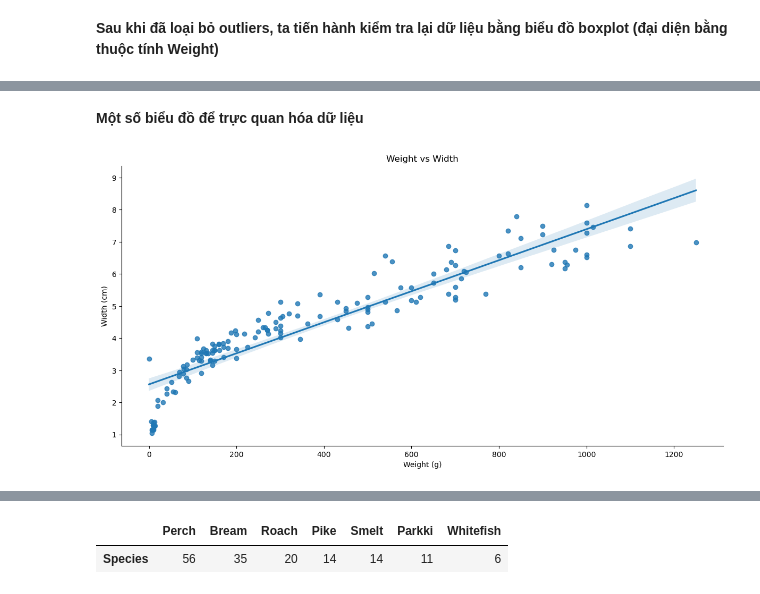
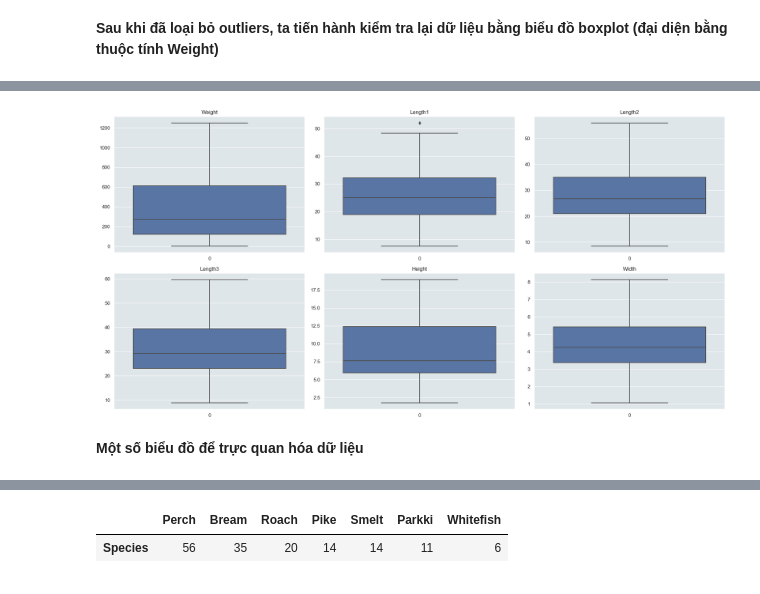
Before and after one commit to VoDuyLongNN/datamining, a Jupyter notebook: BaoCao/baocao.ipynb, the cells around one changed output, grey strips where cells are left out. Drawn from its saved outputs; the diff is of its cells as text; code cells hidden in the pictures.

```diff
--- a/BaoCao/baocao.ipynb
+++ b/BaoCao/baocao.ipynb
@@ -168,0 +164,3 @@ plt.show()
+# %%
+data_draw_boxplot = data1.drop(columns='Species', axis=1)
+data_draw_boxplot
@@ -169,10 +181,12 @@ plt.show()
+# %%
+fig, axes = plt.subplots(2, 3, figsize=(20, 10))
+
+for ax, col in zip(axes.flat, data_draw_boxplot.columns):
+   seaborn.boxplot(data_draw_boxplot[col], ax=ax)
+   ax.set_title(col)
+plt.tight_layout()
+plt.show()
+# %% [output]
+[figure, added]
 # %% [markdown]
 **Một số biểu đồ để trực quan hóa dữ liệu**
-# %%
-seaborn.lmplot(x='Weight', y='Width', data=data1, aspect=2, height=6)
-plt.title('Weight vs Width')
-plt.xlabel('Weight (g)')
-plt.ylabel('Width (cm)')
-plt.show()
-# %% [output]
-[figure, removed]
```
Also changed, not shown: parts of 24 cells of this notebook, 23 other files.
